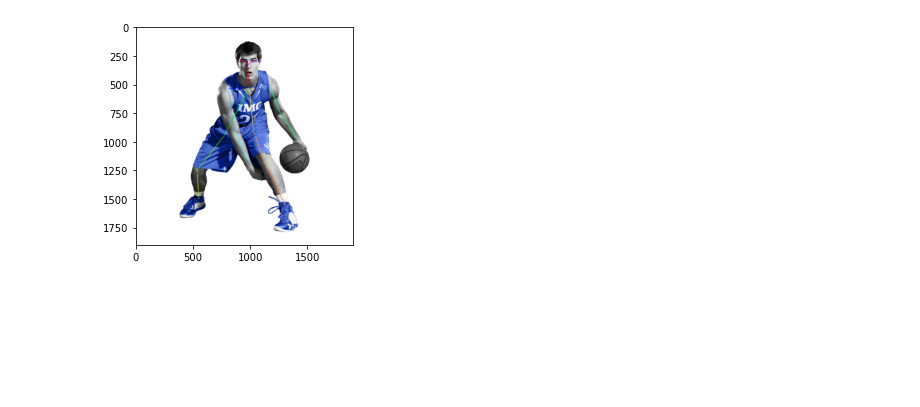
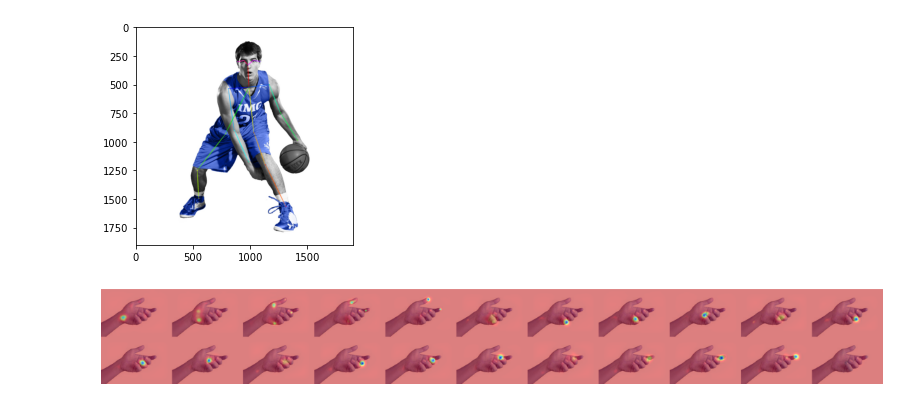
Before and after one commit to archeltaneka/dance_practice_analytics, a Jupyter notebook: body_pose_estimation_pytorch.ipynb, the cells around one changed output. Cells and saved outputs as stored; diff of their text form; code cells hidden in the pictures; blank space fills up the shorter version.

```diff
--- a/body_pose_estimation_pytorch.ipynb
+++ b/body_pose_estimation_pytorch.ipynb
@@ -20,0 +67,26 @@ plt.show()
+# %%
+import torchvision
+from PIL import Image
+import matplotlib.cm as cm
+
+def visualize(heatmap):
+    plt.figure(figsize=(20,20))
+    bg_list = torch.from_numpy(np.transpose(np.array([oriImg[:, :, [2, 1, 0]]]*22), (0, 3, 1, 2)))
+    w = oriImg.shape[0]
+    max_value = np.max(heatmap_avg)
+    min_value = np.min(heatmap_avg)
+    img_list = []
+    im = Image.open(test_image)
+    for i in range(22):
+        vis_img = (heatmap[:, :, i]-min_value)/max_value
+        vis_img = Image.fromarray(np.uint8(cm.jet(vis_img) * 255))
+        vis_img = vis_img.convert('RGB') # dropping alpha channel
+        vis_img = Image.blend(im, vis_img, 0.5)
+        vis_img = np.array(vis_img)
+        img_list.append(np.transpose(vis_img, (2, 0, 1)))
+    img_list = torchvision.utils.make_grid(torch.from_numpy(np.array(img_list)), nrow=11, padding=0)
+    plt.imshow(np.transpose(img_list.numpy(), (1, 2, 0))[...,::-1]) # bgr to rgb
+    plt.axis('off')
+visualize(heatmap_avg)
+# %% [output]
+[figure, added]
```
Also changed, not shown: parts of 5 cells of this notebook.
